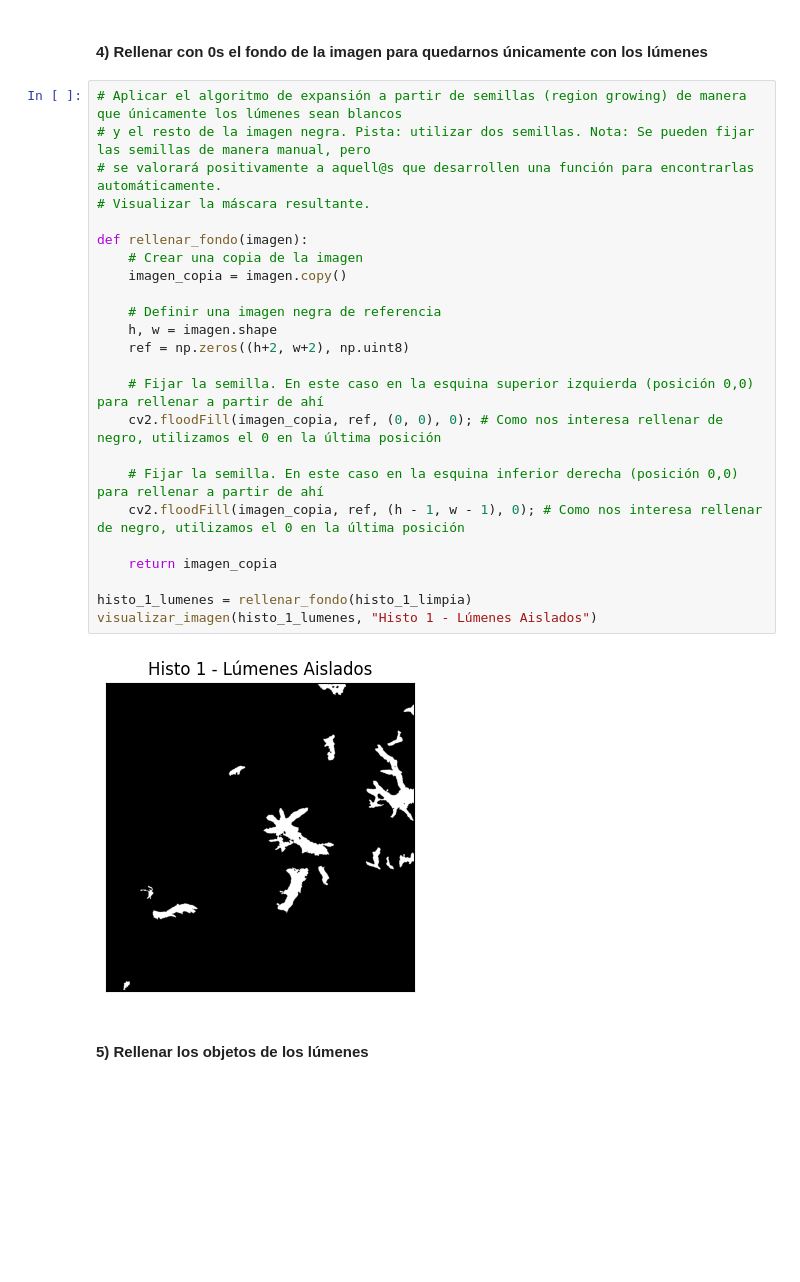
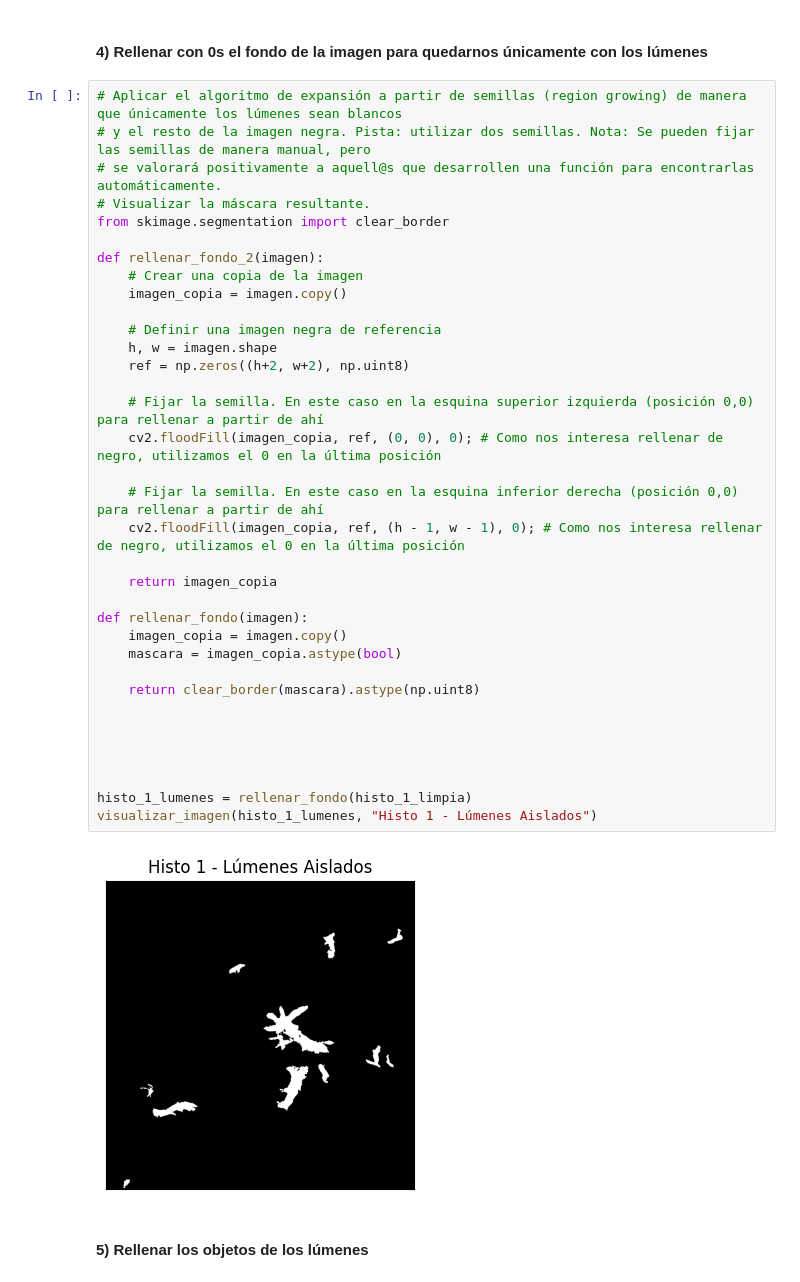
Before and after one commit to cedaniel200/viu-aprendizaje-supervisado, a Jupyter notebook: actividades/Actividad_Computer_Vision_C1_MenesesGuevara_CesarDaniel.ipynb, the cells around one changed output. Cells and saved outputs as stored; diff of their text form; blank space fills up the shorter version.

```diff
--- a/actividades/Actividad_Computer_Vision_C1_MenesesGuevara_CesarDaniel.ipynb
+++ b/actividades/Actividad_Computer_Vision_C1_MenesesGuevara_CesarDaniel.ipynb
@@ -105,29 +105,40 @@ visualizar_imagen(histo_1_limpia, "Histo 1 - Limpia")
 # %%
 # Aplicar el algoritmo de expansión a partir de semillas (region growing) de manera que únicamente los lúmenes sean blancos
 # y el resto de la imagen negra. Pista: utilizar dos semillas. Nota: Se pueden fijar las semillas de manera manual, pero
 # se valorará positivamente a aquell@s que desarrollen una función para encontrarlas automáticamente.
 # Visualizar la máscara resultante.
+from skimage.segmentation import clear_border
 
-def rellenar_fondo(imagen):
+def rellenar_fondo_2(imagen):
     # Crear una copia de la imagen
     imagen_copia = imagen.copy()
 
     # Definir una imagen negra de referencia
     h, w = imagen.shape
     ref = np.zeros((h+2, w+2), np.uint8)
 
     # Fijar la semilla. En este caso en la esquina superior izquierda (posición 0,0) para rellenar a partir de ahí
     cv2.floodFill(imagen_copia, ref, (0, 0), 0); # Como nos interesa rellenar de negro, utilizamos el 0 en la última posición
 
     # Fijar la semilla. En este caso en la esquina inferior derecha (posición 0,0) para rellenar a partir de ahí
     cv2.floodFill(imagen_copia, ref, (h - 1, w - 1), 0); # Como nos interesa rellenar de negro, utilizamos el 0 en la última posición
 
     return imagen_copia
 
+def rellenar_fondo(imagen):
+    imagen_copia = imagen.copy()
+    mascara = imagen_copia.astype(bool)
+
+    return clear_border(mascara).astype(np.uint8)
+
+
+
+
+
 histo_1_lumenes = rellenar_fondo(histo_1_limpia)
 visualizar_imagen(histo_1_lumenes, "Histo 1 - Lúmenes Aislados")
 # %% [output]
-[figure, old version]
+[figure, new version]
 # %% [markdown]
 #### 5) Rellenar los objetos de los lúmenes
 # %%
```
Also changed, not shown: parts of 9 cells of this notebook.
